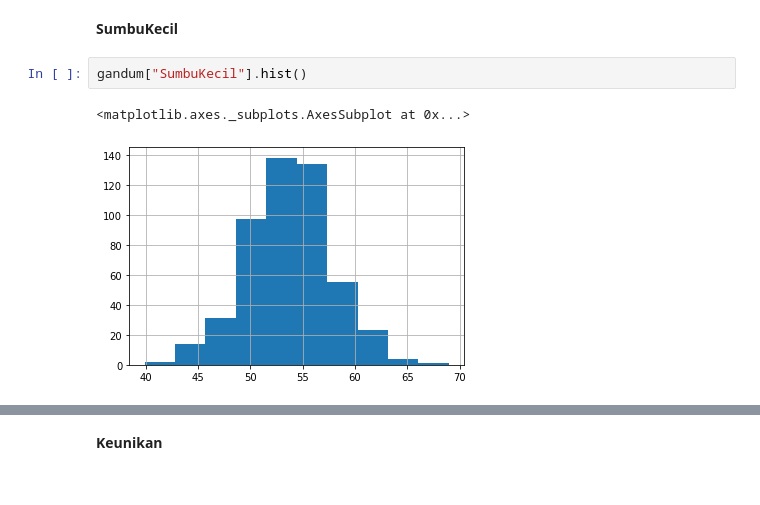
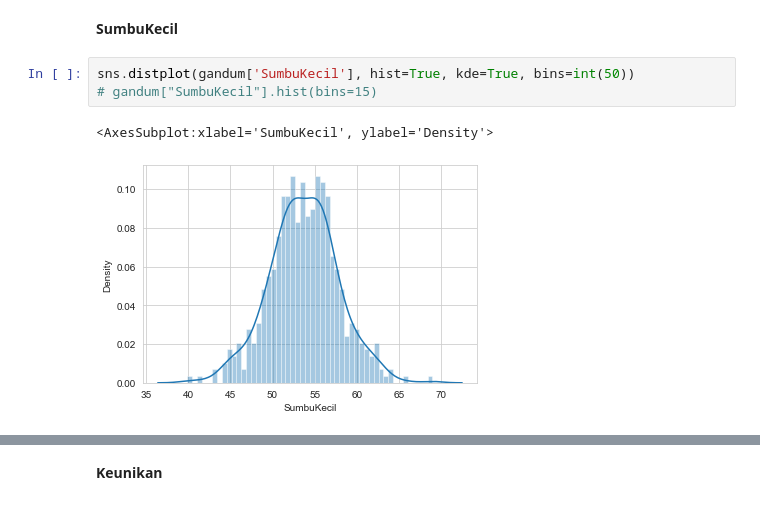
Before and after one commit to pratamaandiko/Tubes-Probstat, a Jupyter notebook: TubesProbstat.ipynb, the cells around one changed output, grey strips where cells are left out. Drawn from its saved outputs; the diff is of its cells as text.

```diff
--- a/TubesProbstat.ipynb
+++ b/TubesProbstat.ipynb
@@ -133,10 +139,11 @@ gandum.boxplot("SumbuUtama")
 # %% [markdown]
 <b>SumbuKecil</b>
-# %%
-gandum["SumbuKecil"].hist()
-# %% [output]
-<matplotlib.axes._subplots.AxesSubplot at 0x...>
-[figure, removed]
+# %%
+sns.distplot(gandum['SumbuKecil'], hist=True, kde=True, bins=int(50))
+# gandum["SumbuKecil"].hist(bins=15)
+# %% [output]
+<AxesSubplot:xlabel='SumbuKecil', ylabel='Density'>
+[figure, added]
 # %%
 gandum.boxplot("SumbuKecil")
 # %% [output]
```
Also changed, not shown: parts of 35 cells of this notebook.
